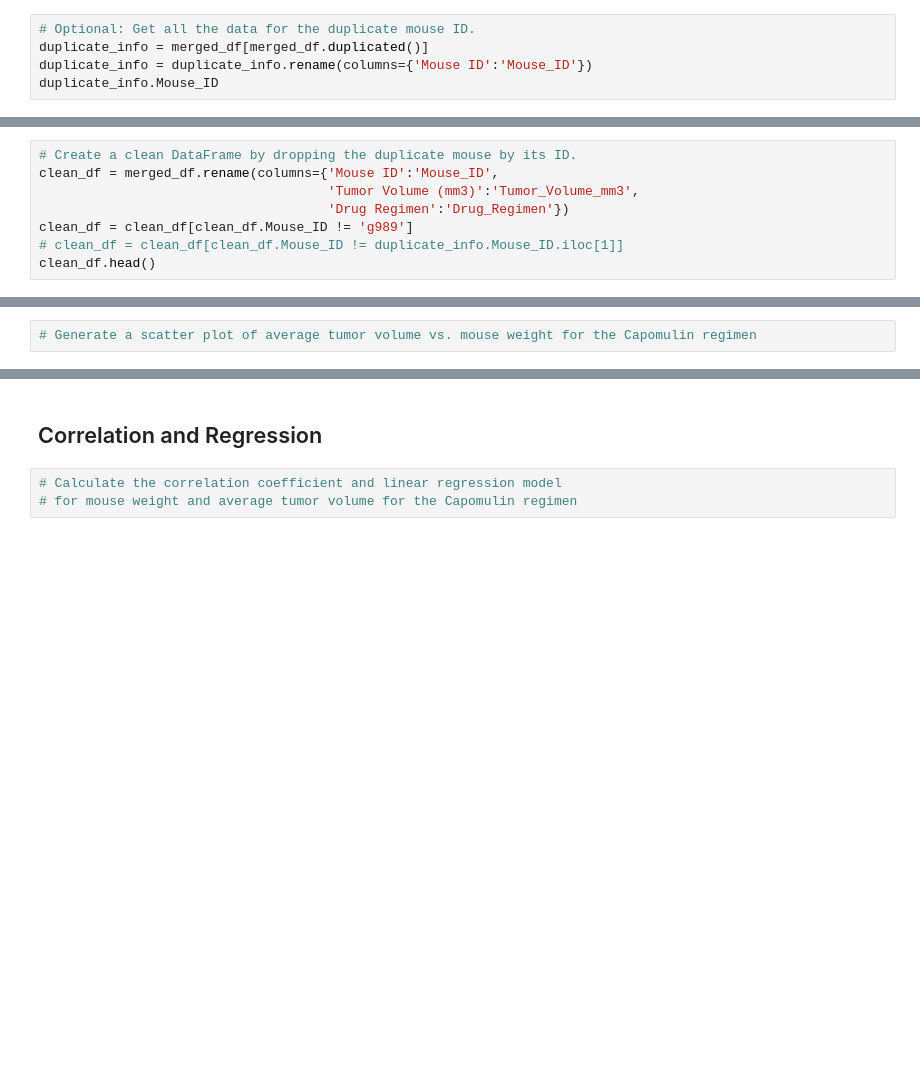
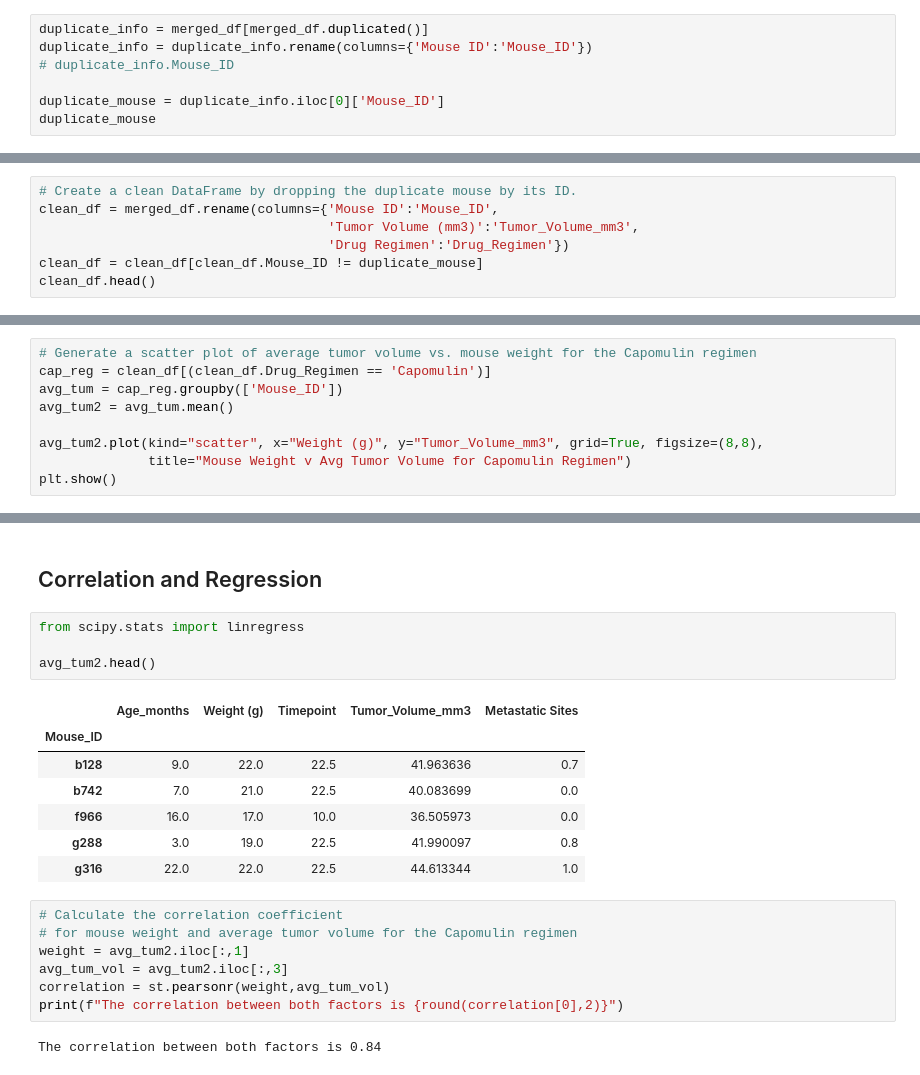
Before and after one commit to firebrand88/Matplotlib-Challenge, a Jupyter notebook: Pymaceuticals/pymaceuticals_starter.ipynb, the cells around one changed output, grey strips where cells are left out. Cells and saved outputs as stored; diff of their text form; blank space fills up the shorter version.

Commit message:
Completed data formatting
Next to complete analysis

```diff
--- a/Pymaceuticals/pymaceuticals_starter.ipynb
+++ b/Pymaceuticals/pymaceuticals_starter.ipynb
@@ -78,8 +56,10 @@ duplicates
 | 915 | g989 | Propriva | Female | 21 | 26 | 15 | 53.442020 | ... |
 | 917 | g989 | Propriva | Female | 21 | 26 | 20 | 54.657650 | ... |
 # %%
-# Optional: Get all the data for the duplicate mouse ID.
 duplicate_info = merged_df[merged_df.duplicated()]
 duplicate_info = duplicate_info.rename(columns={'Mouse ID':'Mouse_ID'})
-duplicate_info.Mouse_ID
+# duplicate_info.Mouse_ID
+
+duplicate_mouse = duplicate_info.iloc[0]['Mouse_ID']
+duplicate_mouse
 # %% [output]
@@ -90,8 +69,7 @@ Name: Mouse_ID, dtype: object
 clean_df = merged_df.rename(columns={'Mouse ID':'Mouse_ID',
                                      'Tumor Volume (mm3)':'Tumor_Volume_mm3',
                                      'Drug Regimen':'Drug_Regimen'})
-clean_df = clean_df[clean_df.Mouse_ID != 'g989']
-# clean_df = clean_df[clean_df.Mouse_ID != duplicate_info.Mouse_ID.iloc[1]]
+clean_df = clean_df[clean_df.Mouse_ID != duplicate_mouse]
 clean_df.head()
 # %% [output]
 |  | Mouse_ID | Drug_Regimen | Sex | Age_months | Weight (g) | Timepoint | Tumor_Volume_mm3 | ... |
@@ -434,2 +393,9 @@ plt.show()
 # %%
 # Generate a scatter plot of average tumor volume vs. mouse weight for the Capomulin regimen
+cap_reg = clean_df[(clean_df.Drug_Regimen == 'Capomulin')]
+avg_tum = cap_reg.groupby(['Mouse_ID'])
+avg_tum2 = avg_tum.mean()
+
+avg_tum2.plot(kind="scatter", x="Weight (g)", y="Tumor_Volume_mm3", grid=True, figsize=(8,8),
+              title="Mouse Weight v Avg Tumor Volume for Capomulin Regimen")
+plt.show()
@@ -436,5 +405,23 @@ plt.show()
 # %% [markdown]
 ## Correlation and Regression
+# %%
+from scipy.stats import linregress
+
+avg_tum2.head()
+# %% [output]
+|  | Age_months | Weight (g) | Timepoint | Tumor_Volume_mm3 | Metastatic Sites |
+| Mouse_ID |  |  |  |  |  |
+| b128 | 9.0 | 22.0 | 22.5 | 41.963636 | 0.7 |
+| b742 | 7.0 | 21.0 | 22.5 | 40.083699 | 0.0 |
+| f966 | 16.0 | 17.0 | 10.0 | 36.505973 | 0.0 |
+| g288 | 3.0 | 19.0 | 22.5 | 41.990097 | 0.8 |
+| g316 | 22.0 | 22.0 | 22.5 | 44.613344 | 1.0 |
 # %%
-# Calculate the correlation coefficient and linear regression model
+# Calculate the correlation coefficient
 # for mouse weight and average tumor volume for the Capomulin regimen
+weight = avg_tum2.iloc[:,1]
+avg_tum_vol = avg_tum2.iloc[:,3]
+correlation = st.pearsonr(weight,avg_tum_vol)
+print(f"The correlation between both factors is {round(correlation[0],2)}")
+# %% [output]
+The correlation between both factors is 0.84
```
Also changed, not shown: parts of 17 cells of this notebook.
